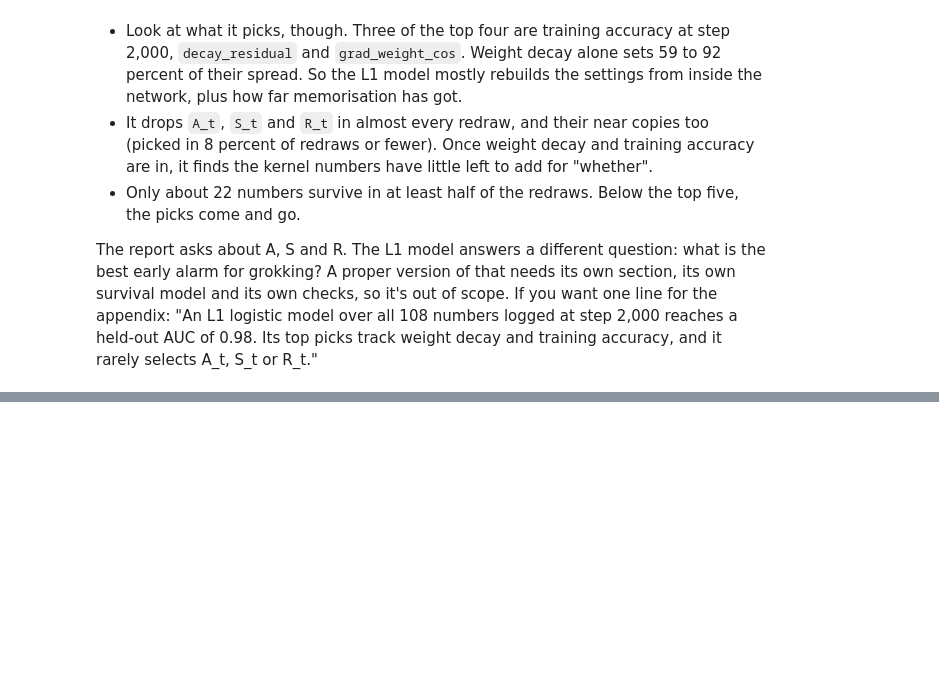
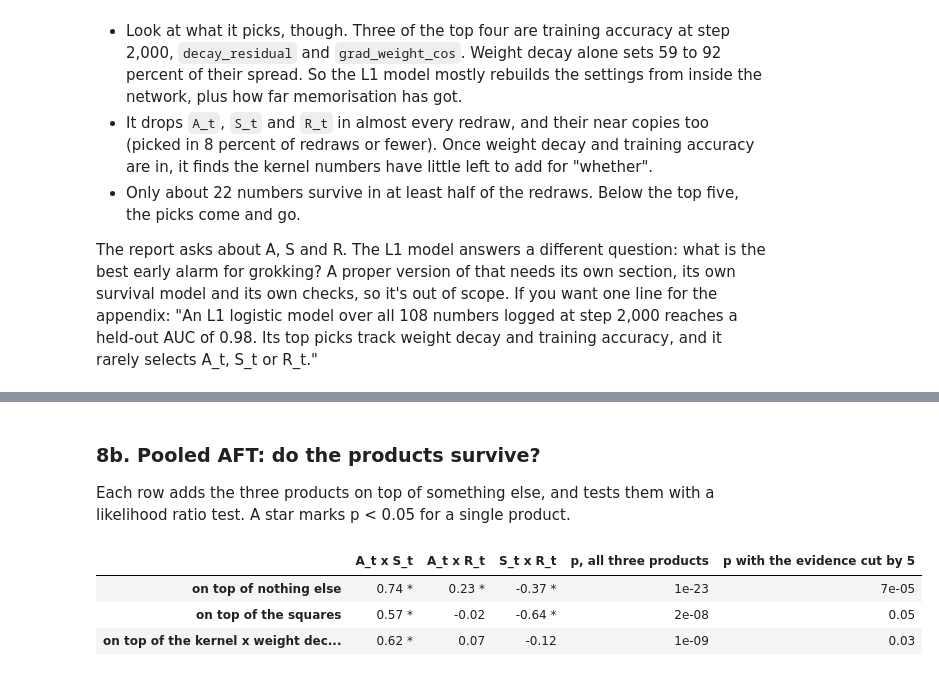
Before and after one commit to ZainAlSaffi-Dev/STAT3007, a Jupyter notebook: model_fitting/audit.ipynb, the cells around one changed output, grey strips where cells are left out. Cells and saved outputs as stored; diff of their text form; code cells hidden in the pictures; blank space fills up the shorter version.

```diff
--- a/model_fitting/audit.ipynb
+++ b/model_fitting/audit.ipynb
@@ -496,0 +643,22 @@ The report asks about A, S and R. The L1 model answers a different question: wha
+# %% [markdown]
+### 8b. Pooled AFT: do the products survive?
+
+Each row adds the three products on top of something else, and tests them with a likelihood ratio test. A star marks p < 0.05 for a single product.
+# %%
+X = design(pooled, inputs, SETTINGS, pooled)
+backgrounds = {'nothing else': X.iloc[:, :0], 'the squares': squares(X), 'the kernel x weight decay terms': interactions}
+rows = {}
+for name, bg in backgrounds.items():
+    without = fit_aft(pooled, inputs, SETTINGS, extra=bg)
+    with_products = fit_aft(pooled, inputs, SETTINGS, extra=bg.join(products(X)))
+    lr = 2 * (with_products.log_likelihood_ - without.log_likelihood_)
+    coefs = with_products.summary.loc['mu_'].loc[products(X).columns]
+    rows[f'on top of {name}'] = {**{c: f"{r['coef']:.2f}{' *' if r['p'] < 0.05 else ''}" for c, r in coefs.iterrows()},
+                                 'p, all three products': f'{chi2.sf(lr, 3):.1g}',
+                                 'p with the evidence cut by 5': f'{chi2.sf(lr / 5, 3):.1g}'}
+pd.DataFrame(rows).T
+# %% [output]
+|  | A_t x S_t | A_t x R_t | S_t x R_t | p, all three products | p with the evidence cut by 5 |
+| on top of nothing else | 0.74 * | 0.23 * | -0.37 * | 1e-23 | 7e-05 |
+| on top of the squares | 0.57 * | -0.02 | -0.64 * | 2e-08 | 0.05 |
+| on top of the kernel x weight dec... | 0.62 * | 0.07 | -0.12 | 1e-09 | 0.03 |
```
Also changed, not shown: parts of 13 cells of this notebook, 1 other file.
